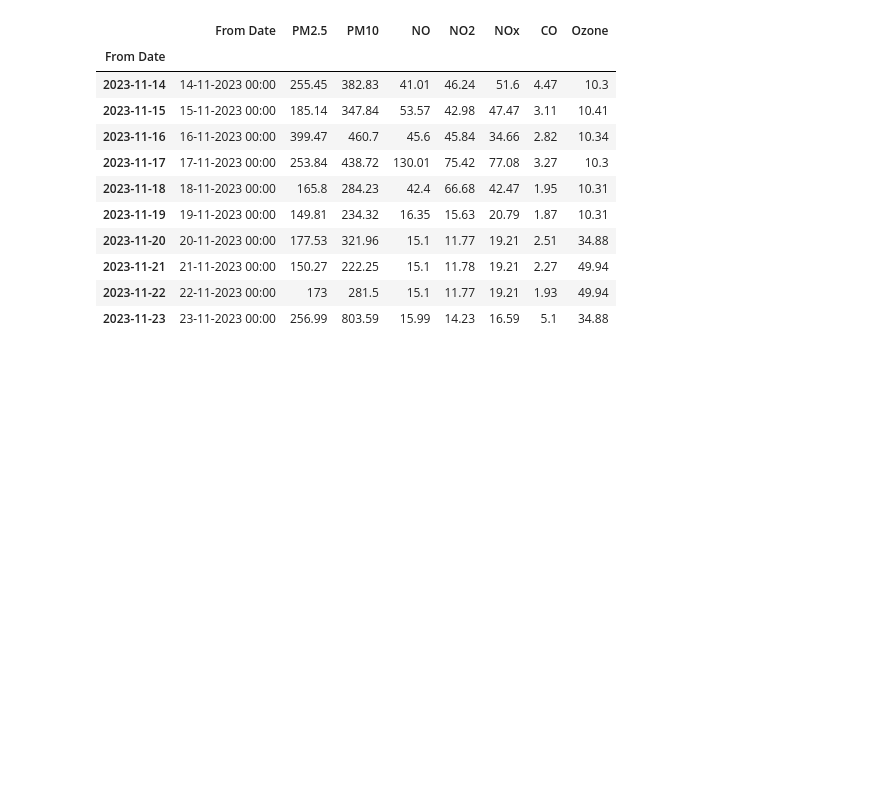
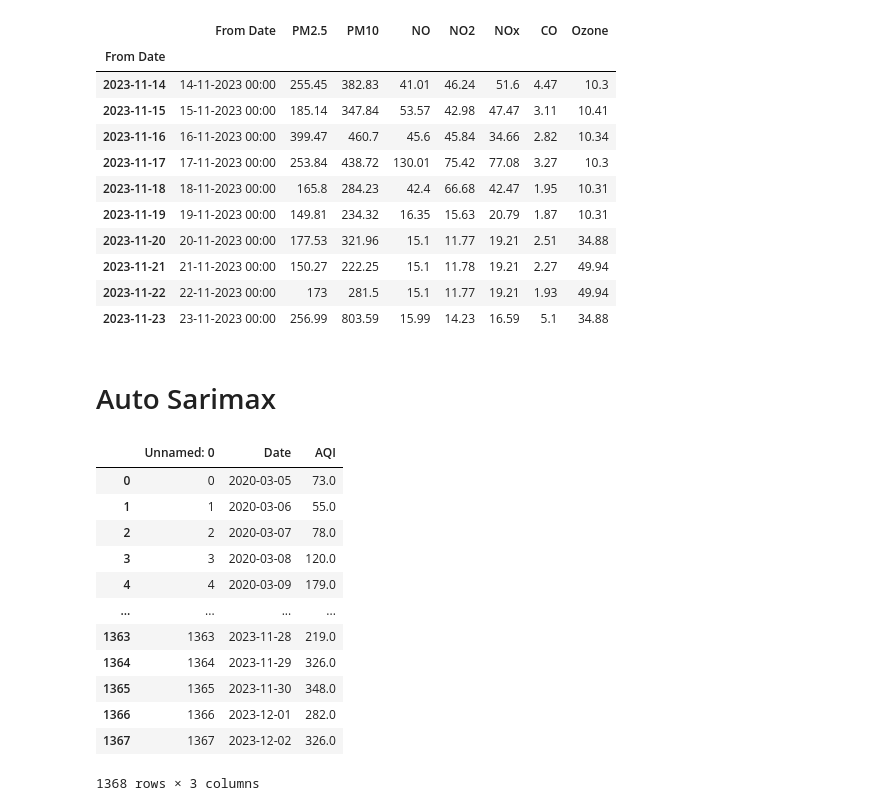
Before and after one commit to Bomma-Pranay/Analysing-Air-Quality-Index-using-Machine-Learning, a Jupyter notebook: ipynotebooks/Forecasting_time_series/scratch1.ipynb, the cells around one changed output. Drawn from its saved outputs; the diff is of its cells as text; code cells hidden in the pictures; blank space fills up the shorter version.

```diff
--- a/ipynotebooks/Forecasting_time_series/scratch1.ipynb
+++ b/ipynotebooks/Forecasting_time_series/scratch1.ipynb
@@ -181,3 +181,22 @@ sector_51[datetime(2023,11,14):]
 | 2023-11-21 | 21-11-2023 00:00 | 150.27 | 222.25 | 15.1 | 11.78 | 19.21 | 2.27 | 49.94 |
 | 2023-11-22 | 22-11-2023 00:00 | 173 | 281.5 | 15.1 | 11.77 | 19.21 | 1.93 | 49.94 |
 | 2023-11-23 | 23-11-2023 00:00 | 256.99 | 803.59 | 15.99 | 14.23 | 16.59 | 5.1 | 34.88 |
+# %% [markdown]
+# Auto Sarimax
+# %%
+df = pd.read_csv("../../data/cleaned_data/Forecasting_time_series/sector_51_daily_aqi.csv")
+df
+# %% [output]
+|  | Unnamed: 0 | Date | AQI |
+| 0 | 0 | 2020-03-05 | 73.0 |
+| 1 | 1 | 2020-03-06 | 55.0 |
+| 2 | 2 | 2020-03-07 | 78.0 |
+| 3 | 3 | 2020-03-08 | 120.0 |
+| 4 | 4 | 2020-03-09 | 179.0 |
+| ... | ... | ... | ... |
+| 1363 | 1363 | 2023-11-28 | 219.0 |
+| 1364 | 1364 | 2023-11-29 | 326.0 |
+| 1365 | 1365 | 2023-11-30 | 348.0 |
+| 1366 | 1366 | 2023-12-01 | 282.0 |
+| 1367 | 1367 | 2023-12-02 | 326.0 |
+1368 rows × 3 columns
```
Also changed, not shown: parts of 5 cells of this notebook, 2 other files.
